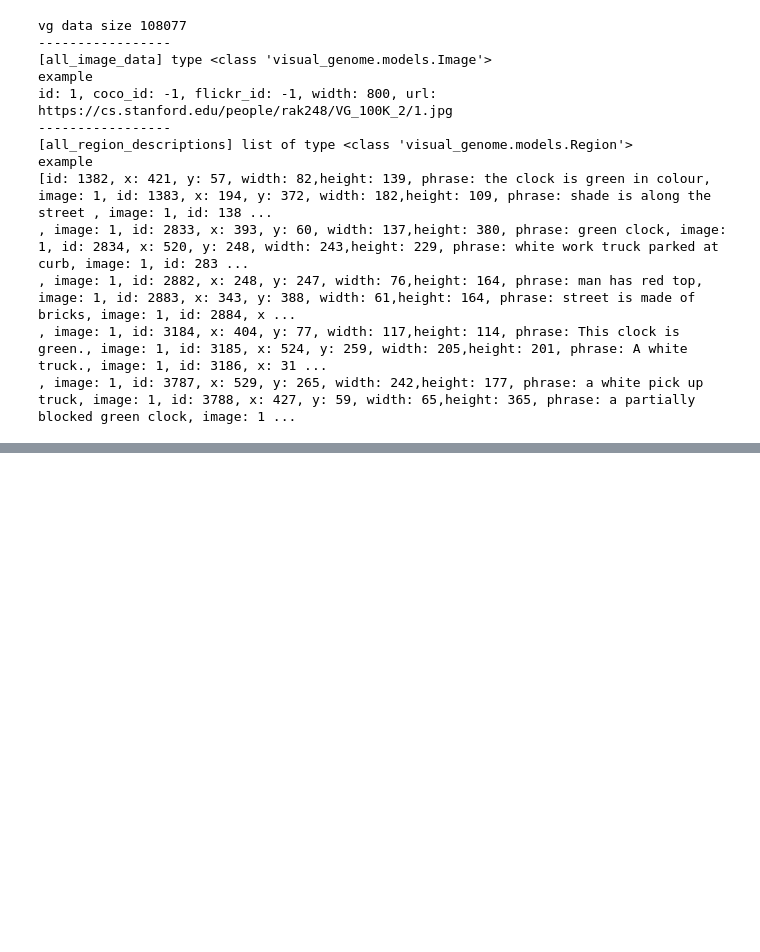
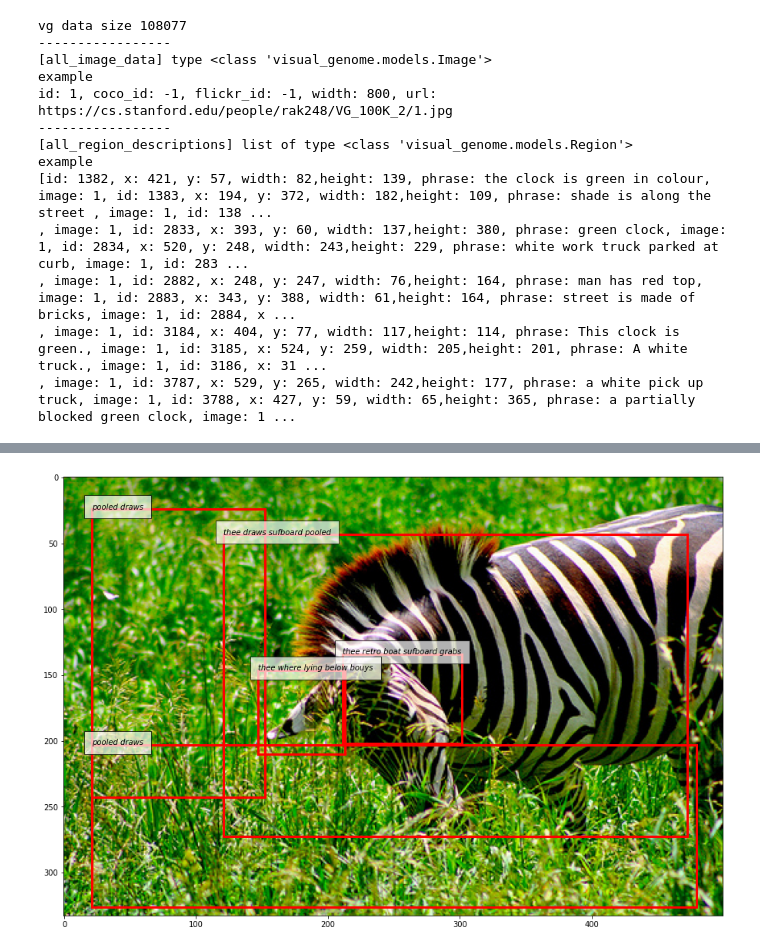
Before and after one commit to soloist97/densecap-pytorch, a Jupyter notebook: vg_dataset_visualization.ipynb, the cells around one changed output, grey strips where cells are left out. Saved outputs shown, nothing was run; the diff lists cells and outputs as text; code cells hidden in the pictures; blank space fills up the shorter version.

```diff
--- a/vg_dataset_visualization.ipynb
+++ b/vg_dataset_visualization.ipynb
@@ -84,0 +133,9 @@ visualize_regions(image_file_path, regions[:10])
+# %%
+import json
+
+RESULT_JSON_PATH = './result.json'
+with open(RESULT_JSON_PATH, 'r') as f:
+    results = json.load(f)
+
+for file_path in results.keys():
+    print(file_path)
@@ -84,0 +150,35 @@ visualize_regions(image_file_path, regions[:10])
+# %%
+import matplotlib.pyplot as plt
+from PIL import Image
+from matplotlib.patches import Rectangle
+
+def visualize_result(image_file_path, result):
+
+    fig = plt.gcf()
+    fig.set_size_inches(18.5, 10.5)
+
+    assert isinstance(result, list)
+
+    img = Image.open(image_file_path)
+    plt.imshow(img)
+    ax = plt.gca()
+    for r in result:
+        ax.add_patch(Rectangle((r['box'][0], r['box'][1]),
+                               r['box'][2]-r['box'][0],
+                               r['box'][3]-r['box'][1],
+                               fill=False,
+                               edgecolor='red',
+                               linewidth=3))
+        ax.text(r['box'][0], r['box'][1], r['cap'], style='italic', bbox={'facecolor':'white', 'alpha':0.7, 'pad':10})
+    fig = plt.gcf()
+    plt.tick_params(labelbottom='off', labelleft='off')
+    plt.show()
+# %%
+IMG_FILE_PATH = './image_to_describe/2396478.jpg'
+TO_K = 5
+
+assert IMG_FILE_PATH in results.keys()
+
+visualize_result(IMG_FILE_PATH, results[IMG_FILE_PATH][:TO_K])
+# %% [output]
+[figure, added]
```
Also changed, not shown: parts of 7 cells of this notebook, 8 other files.
